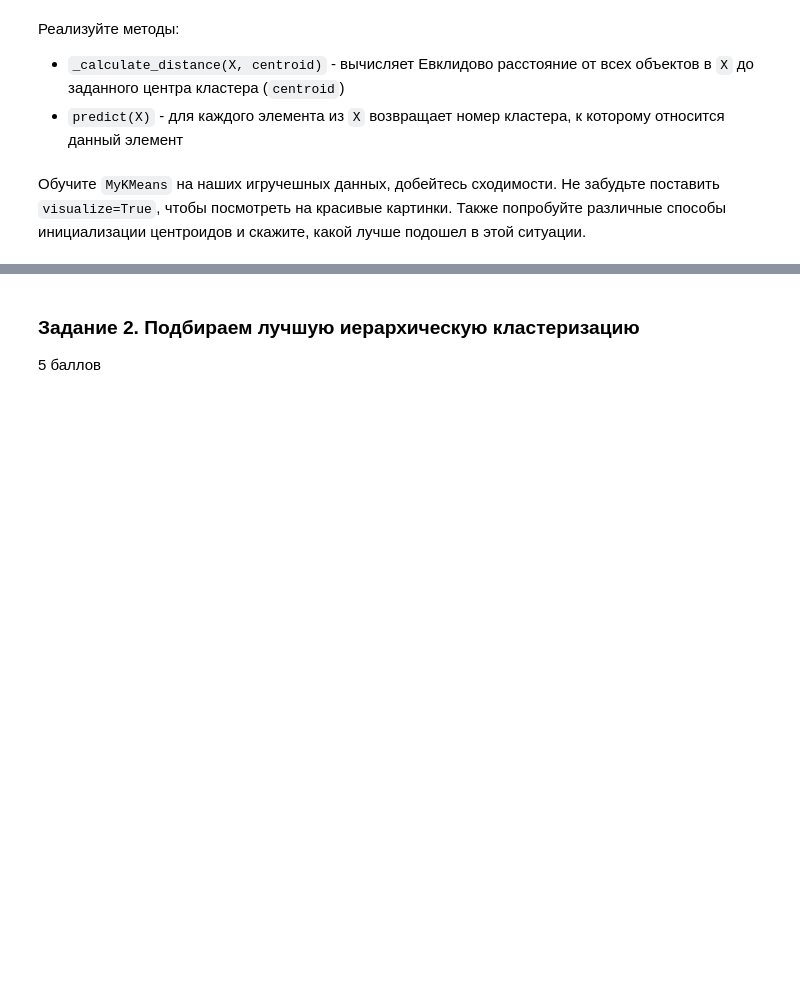
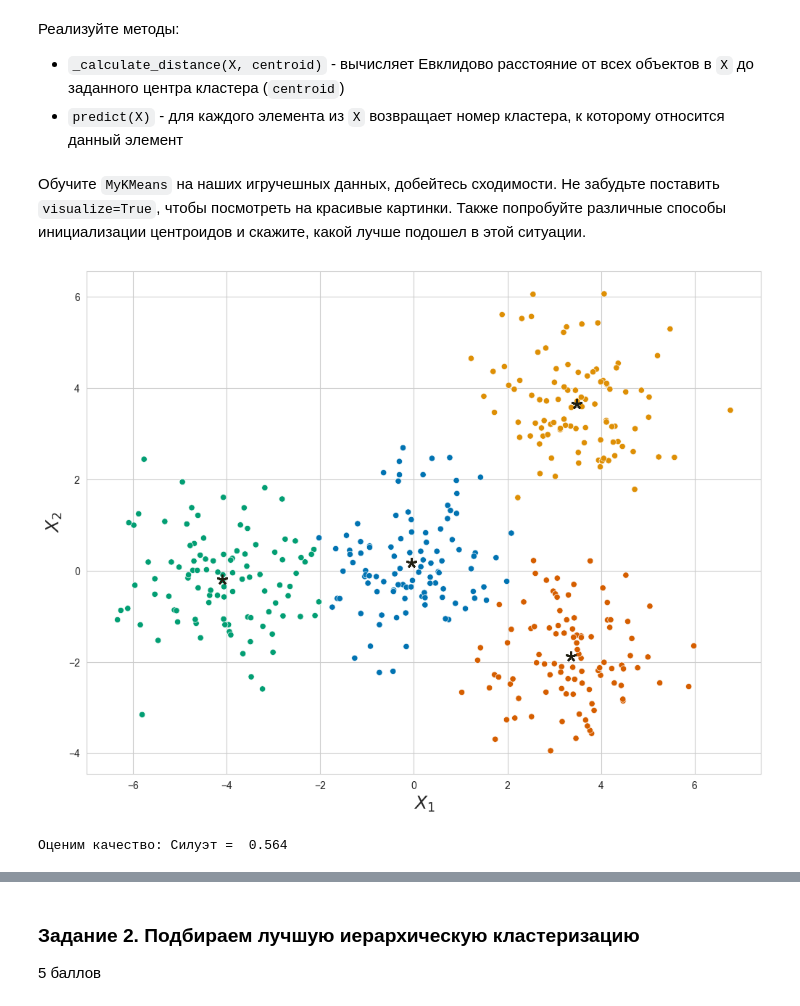
Before and after one commit to nvaulin/ML_BI_2023, a Jupyter notebook: HW3_Unsupervised/Cluster_tSNE.ipynb, the cells around one changed output, grey strips where cells are left out. Cells and saved outputs as stored; diff of their text form; code cells hidden in the pictures; blank space fills up the shorter version.

```diff
--- a/HW3_Unsupervised/Cluster_tSNE.ipynb
+++ b/HW3_Unsupervised/Cluster_tSNE.ipynb
@@ -44,7 +45,7 @@ def visualize_clusters(X, labels):
     """
 
     unique_labels = np.sort(np.unique(labels))
-    sns.scatterplot(X[:, 0], X[:, 1], hue=labels,
+    sns.scatterplot(x=X[:, 0], y=X[:, 1], hue=labels,
                     palette="colorblind", legend=False,
                     hue_order=unique_labels)
     plt.xlabel("$X_1$", fontsize=18)
@@ -72,7 +75,7 @@ visualize_clusters(X, true_labels)
 * `predict(X)` - для каждого элемента из `X` возвращает номер кластера, к которому относится данный элемент
 # %%
 class MyKMeans:
-    def __init__(self, n_clusters, init="random", max_iter=300, visualize=False):
+    def __init__(self, n_clusters, init="random", max_iter=300, visualize=False, speed=0.5):
         """
         Конструктор класса MyKMeans
             :param n_clusters: число кластеров
@@ -91,6 +94,7 @@ class MyKMeans:
         self.max_iter = max_iter
         self.centroids = None
         self.visualize = visualize
+        self.speed = speed
 
 
     def fit(self, X):
@@ -129,6 +133,7 @@ class MyKMeans:
 
             # Отрисуем точки, покрасим по меткам кластера, а также изобразим центроиды
             if self.visualize:
+                sleep(self.speed)
                 visualize_clusters(X, cluster_labels)
                 display.clear_output(wait=True)
                 display.display(plt.gcf())
@@ -149,7 +154,11 @@ class MyKMeans:
         """
         YOUR CODE IS HERE
         """
-        cluster_labels = None
+        dists = []
+        for centroid in self.centroids:
+            dists.append(self._calculate_distance(X, centroid))
+        dists = np.concatenate(dists, axis=1)
+        cluster_labels = np.argmin(dists, axis=1)
 
         return cluster_labels
 
@@ -165,12 +174,21 @@ class MyKMeans:
         """
         YOUR CODE IS HERE
         """
-        dist = None
+        dist = np.sqrt(np.sum((X - centroid)**2, axis=1))
 
-        return dist
+        return dist.reshape(X.shape[0], 1)
 
 
     def __repr__(self):
         return f"Привет, я твой KMeans (/¯◡ ‿ ◡)/¯☆*"
 # %% [markdown]
 Обучите `MyKMeans` на наших игручешных данных, добейтесь сходимости. Не забудьте поставить `visualize=True`, чтобы посмотреть на красивые картинки. Также попробуйте различные способы инициализации центроидов и скажите, какой лучше подошел в этой ситуации.
+# %%
+mkm_rand = MyKMeans(4, init="random", max_iter=10, visualize=True, speed=0.1)
+mkm_rand.fit(X)
+labels_pred_rand = mkm_rand.predict(X)
+силуэт_rand = round(silhouette_score(X, labels_pred_rand), 3)
+print('Оценим качество: Силуэт = ', силуэт_rand)
+# %% [output]
+[figure, added]
+Оценим качество: Силуэт =  0.564
```
Also changed, not shown: parts of 5 cells of this notebook.
